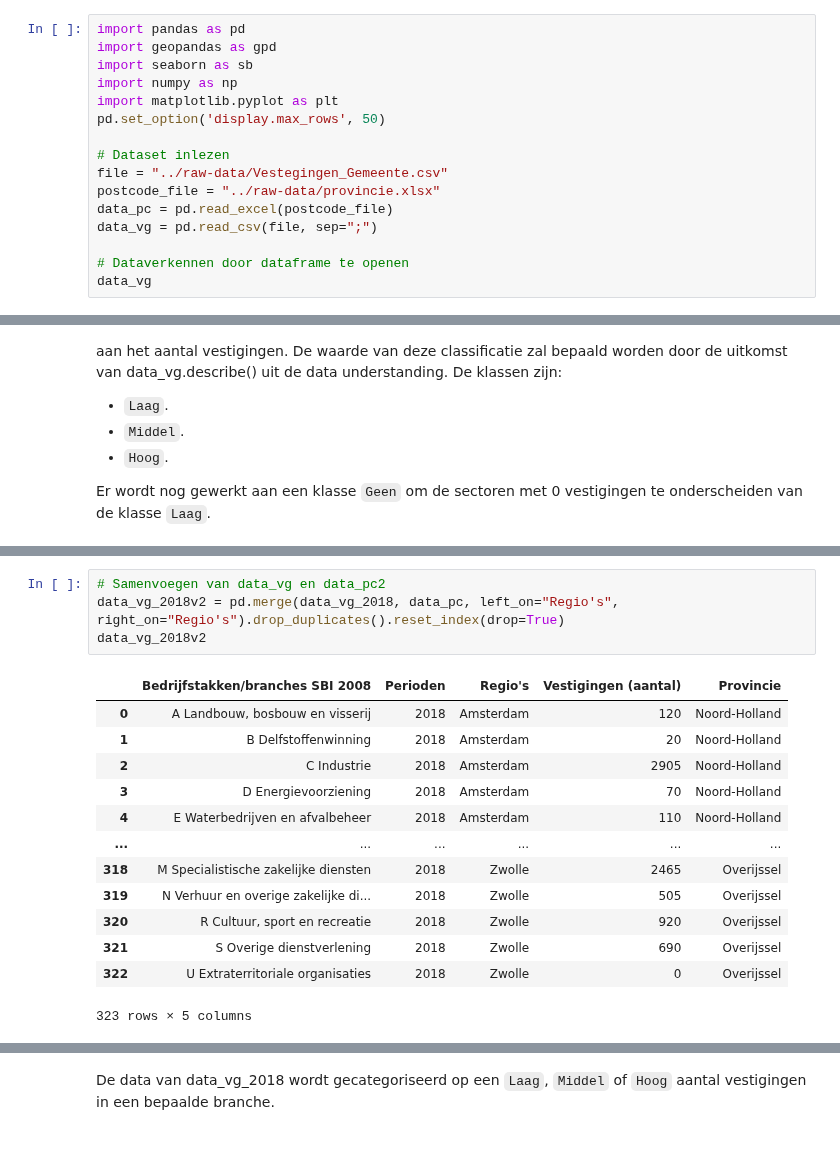
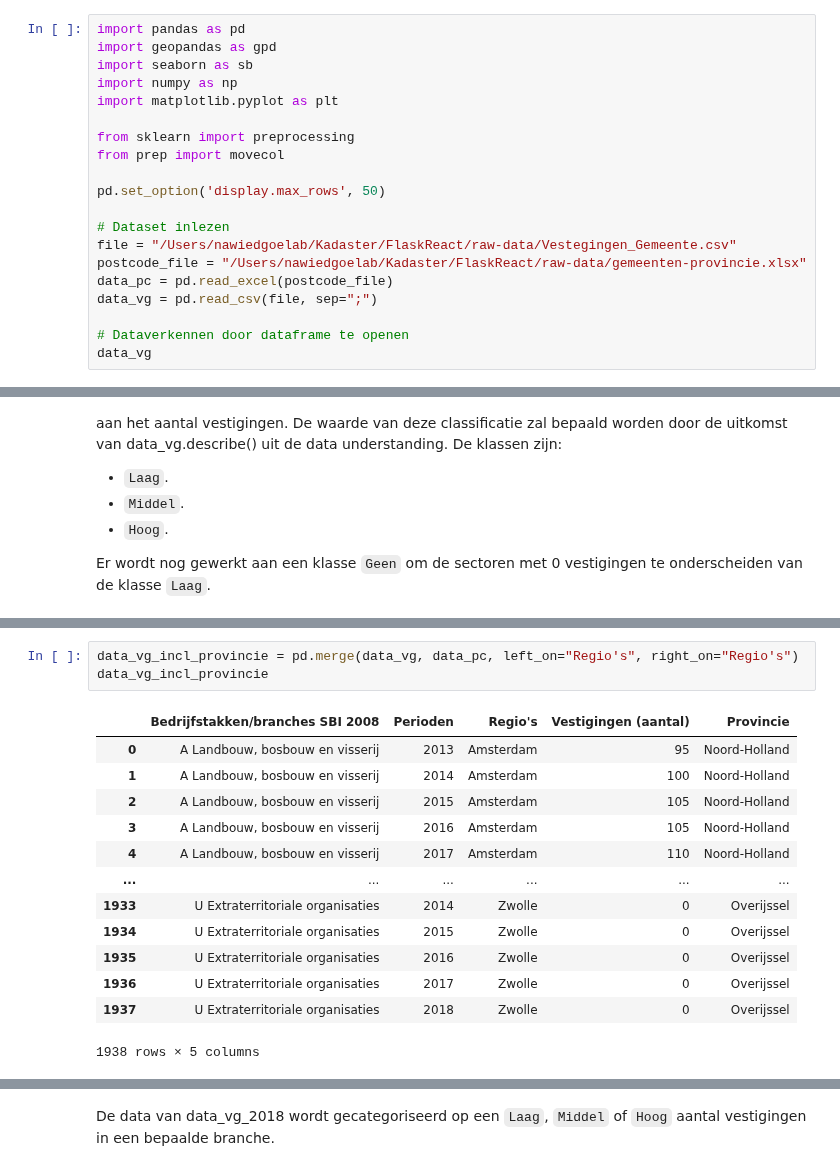
Before and after one commit to BramblePie/FlaskReact, a Jupyter notebook: flask-backend/werkgelegenheid_joey.ipynb, the cells around one changed output, grey strips where cells are left out. Cells and saved outputs as stored; diff of their text form.

```diff
--- a/flask-backend/werkgelegenheid_joey.ipynb
+++ b/flask-backend/werkgelegenheid_joey.ipynb
@@ -20,11 +20,15 @@ import geopandas as gpd
 import seaborn as sb
 import numpy as np
 import matplotlib.pyplot as plt
+
+from sklearn import preprocessing
+from prep import movecol
+
 pd.set_option('display.max_rows', 50)
 
 # Dataset inlezen
-file = "../raw-data/Vestegingen_Gemeente.csv"
-postcode_file = "../raw-data/provincie.xlsx"
+file = "/Users/nawiedgoelab/Kadaster/FlaskReact/raw-data/Vestegingen_Gemeente.csv"
+postcode_file = "/Users/nawiedgoelab/Kadaster/FlaskReact/raw-data/gemeenten-provincie.xlsx"
 data_pc = pd.read_excel(postcode_file)
 data_vg = pd.read_csv(file, sep=";")
 
@@ -301,18 +279,17 @@ data_vg_2018
 # %%
-# Samenvoegen van data_vg en data_pc2
-data_vg_2018v2 = pd.merge(data_vg_2018, data_pc, left_on="Regio's", right_on="Regio's").drop_duplicates().reset_index(drop=True)
-data_vg_2018v2
+data_vg_incl_provincie = pd.merge(data_vg, data_pc, left_on="Regio's", right_on="Regio's")
+data_vg_incl_provincie
 # %% [output]
 |  | Bedrijfstakken/branches SBI 2008 | Perioden | Regio's | Vestigingen (aantal) | Provincie |
-| 0 | A Landbouw, bosbouw en visserij | 2018 | Amsterdam | 120 | Noord-Holland |
-| 1 | B Delfstoffenwinning | 2018 | Amsterdam | 20 | Noord-Holland |
-| 2 | C Industrie | 2018 | Amsterdam | 2905 | Noord-Holland |
-| 3 | D Energievoorziening | 2018 | Amsterdam | 70 | Noord-Holland |
-| 4 | E Waterbedrijven en afvalbeheer | 2018 | Amsterdam | 110 | Noord-Holland |
+| 0 | A Landbouw, bosbouw en visserij | 2013 | Amsterdam | 95 | Noord-Holland |
+| 1 | A Landbouw, bosbouw en visserij | 2014 | Amsterdam | 100 | Noord-Holland |
+| 2 | A Landbouw, bosbouw en visserij | 2015 | Amsterdam | 105 | Noord-Holland |
+| 3 | A Landbouw, bosbouw en visserij | 2016 | Amsterdam | 105 | Noord-Holland |
+| 4 | A Landbouw, bosbouw en visserij | 2017 | Amsterdam | 110 | Noord-Holland |
 | ... | ... | ... | ... | ... | ... |
-| 318 | M Specialistische zakelijke diensten | 2018 | Zwolle | 2465 | Overijssel |
-| 319 | N Verhuur en overige zakelijke di... | 2018 | Zwolle | 505 | Overijssel |
-| 320 | R Cultuur, sport en recreatie | 2018 | Zwolle | 920 | Overijssel |
-| 321 | S Overige dienstverlening | 2018 | Zwolle | 690 | Overijssel |
-| 322 | U Extraterritoriale organisaties | 2018 | Zwolle | 0 | Overijssel |
+| 1933 | U Extraterritoriale organisaties | 2014 | Zwolle | 0 | Overijssel |
+| 1934 | U Extraterritoriale organisaties | 2015 | Zwolle | 0 | Overijssel |
+| 1935 | U Extraterritoriale organisaties | 2016 | Zwolle | 0 | Overijssel |
+| 1936 | U Extraterritoriale organisaties | 2017 | Zwolle | 0 | Overijssel |
+| 1937 | U Extraterritoriale organisaties | 2018 | Zwolle | 0 | Overijssel |
-323 rows × 5 columns
+1938 rows × 5 columns
```
Also changed, not shown: parts of 14 cells of this notebook, 3 other files.
